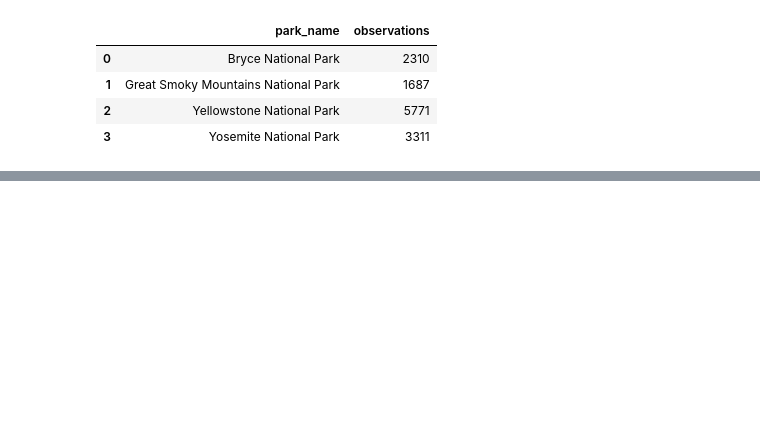
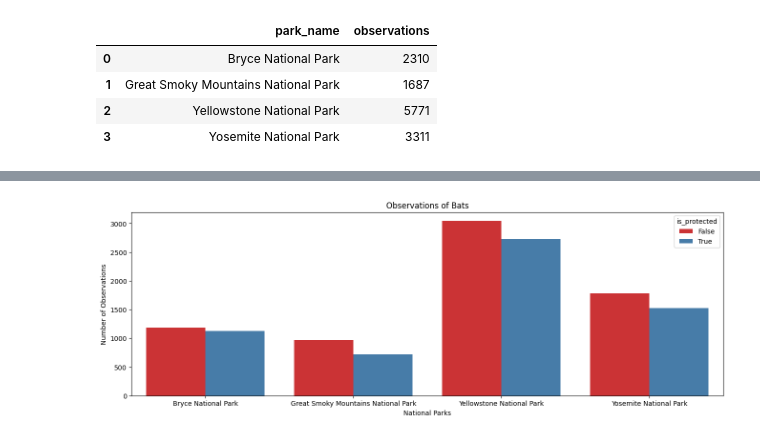
Before and after one commit to 7086600/biodiversity_project, a Jupyter notebook: biodiversity.ipynb, the cells around one changed output, grey strips where cells are left out. Cells and saved outputs as stored; diff of their text form; code cells hidden in the pictures; blank space fills up the shorter version.

```diff
--- a/biodiversity.ipynb
+++ b/biodiversity.ipynb
@@ -848,0 +852,3 @@ bats_by_park.head()
+# %%
+bats_park_prot_obs = bats_df.groupby(['park_name', 'is_protected'])['observations'].sum().reset_index()
+bats_park_prot_obs
@@ -849,3 +865,17 @@ bats_by_park.head()
+# %%
+# making a bar plot for bat observations by park and protection status
+plt.figure(figsize=(16, 5), frameon=True)
+sns.barplot(data=bats_park_prot_obs,
+            x=bats_park_prot_obs['park_name'],
+            y=bats_park_prot_obs['observations'],
+            hue=bats_park_prot_obs['is_protected'],
+            palette='Set1')
+plt.xlabel('National Parks')
+plt.ylabel('Number of Observations')
+plt.title('Observations of Bats')
+plt.show()
+# %% [output]
+[figure, added]
 # %% [markdown]
 ## Conclusions
 
```
Also changed, not shown: parts of 8 cells of this notebook.
